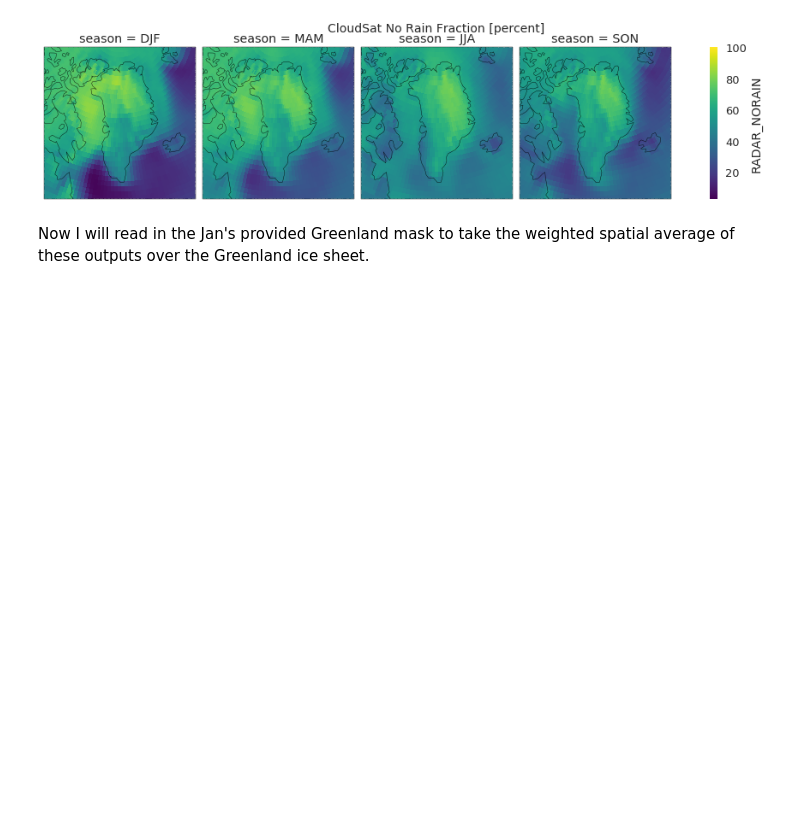
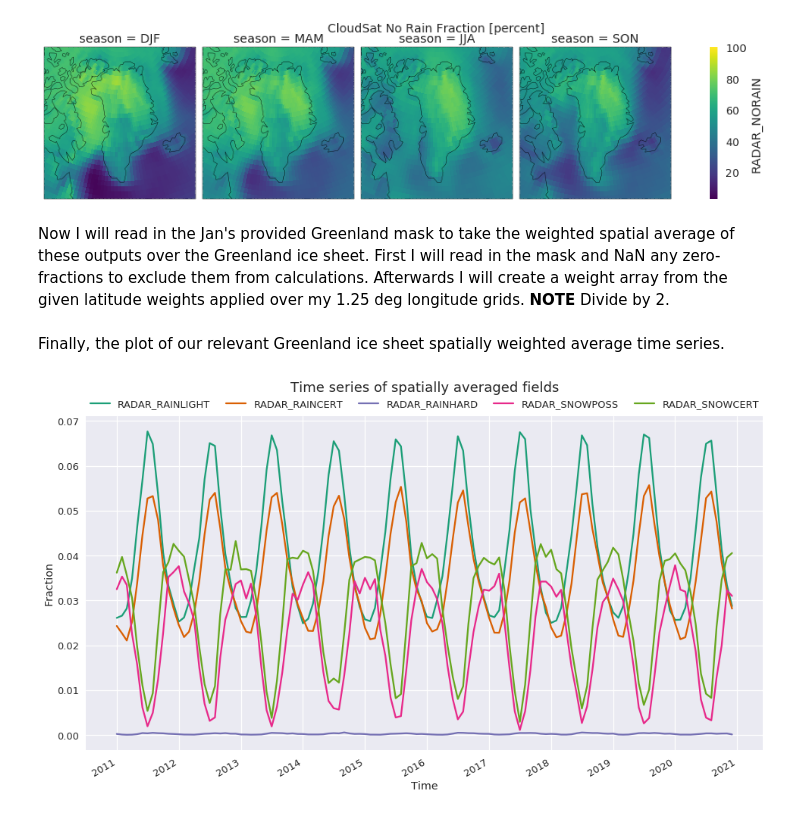
Before and after one commit to dcamron/cosp-explore, a Jupyter notebook: notebooks/explore.ipynb, the cells around one changed output. Cells and saved outputs as stored; diff of their text form; code cells hidden in the pictures; blank space fills up the shorter version.

Commit message:
Explored weighting using gw and generated average timeseries.

```diff
--- a/notebooks/explore.ipynb
+++ b/notebooks/explore.ipynb
@@ -134,4 +136,28 @@ for var in radar_vars:
 [figure]
 [figure]
 # %% [markdown]
-Now I will read in the Jan's provided Greenland mask to take the weighted spatial average of these outputs over the Greenland ice sheet.
+Now I will read in the Jan's provided Greenland mask to take the weighted spatial average of these outputs over the Greenland ice sheet. First I will read in the mask and NaN any zero-fractions to exclude them from calculations. Afterwards I will create a weight array from the given latitude weights applied over my 1.25 deg longitude grids. **NOTE** Divide by 2.
+# %%
+ms = xr.open_dataarray(mask_indir).sel(lat=slice(0, 90))
+ms = ms.where(ms > 0)
+# %%
+w = np.tile((ds['gw'][0]*1.25/360), [len(ds['lon']), 1]).T
+# %%
+#4 * np.pi * 6371**2 *
+ds_w = (ds[[var for var in radar_vars if var not in ('RADAR_NORAIN', 'RADAR_MIXPOSS', 'RADAR_MIXCERT')]] * (ms * w).sum(skipna=True) / 2).mean('lat').mean('lon')
+# %% [markdown]
+Finally, the plot of our relevant Greenland ice sheet spatially weighted average time series.
+# %%
+f, ax = plt.subplots(figsize=(16, 9))
+for (i, var) in enumerate(ds_w.data_vars):
+    ds_w[var].plot(ax=ax, label=('%s' % var),
+                   color=sns.color_palette('Dark2', len(ds_w.data_vars))[i])
+
+ax.legend(bbox_to_anchor=(0., 1.01, 1., .101), loc=3,
+           ncol=len(ds_w.data_vars), mode="expand", borderaxespad=0.)
+ax.set_ylabel('Fraction')
+ax.set_xlabel('Time')
+ax.set_title('Time series of spatially averaged fields', y=1.06, fontsize=18)
+f.savefig('../figures/GIS-average_tseries.png')
+# %% [output]
+[figure, added]
```
Also changed, not shown: parts of 1 cell of this notebook, 2 other files.
